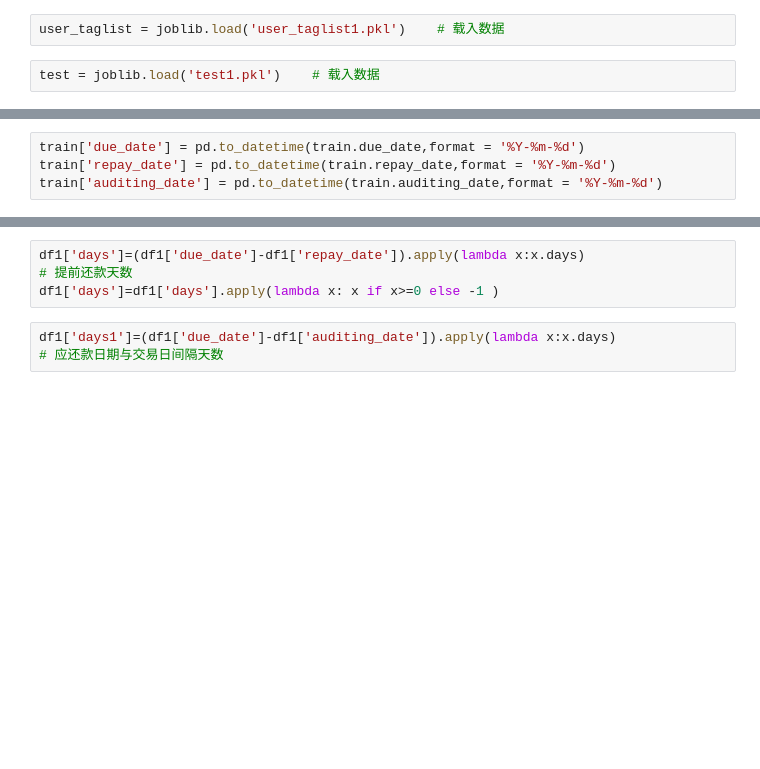
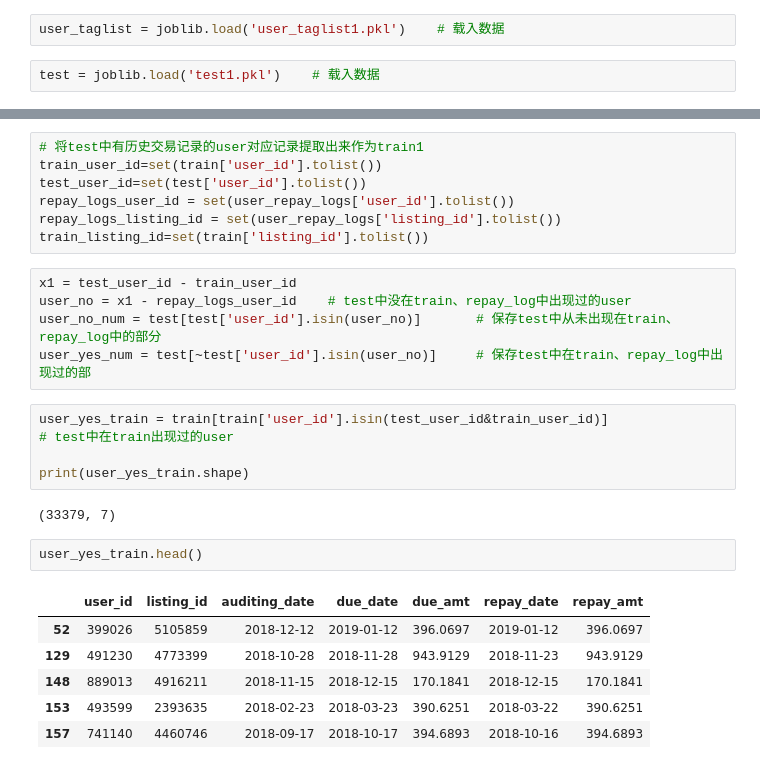
Before and after one commit to damaoguo/PaiPaiDai, a Jupyter notebook: preprocess/paipai.ipynb, the cells around one changed output, grey strips where cells are left out. Cells and saved outputs as stored; diff of their text form; blank space fills up the shorter version.

```diff
--- a/preprocess/paipai.ipynb
+++ b/preprocess/paipai.ipynb
@@ -72,4 +34,0 @@ train.head()
-# %%
-train['due_date'] = pd.to_datetime(train.due_date,format = '%Y-%m-%d')
-train['repay_date'] = pd.to_datetime(train.repay_date,format = '%Y-%m-%d')
-train['auditing_date'] = pd.to_datetime(train.auditing_date,format = '%Y-%m-%d')
@@ -104,7 +35,28 @@ df1['repay_amt'] = df1['repay_amt'].apply(
-# %%
-df1['days']=(df1['due_date']-df1['repay_date']).apply(lambda x:x.days)
-# 提前还款天数
-df1['days']=df1['days'].apply(lambda x: x if x>=0 else -1 )
-# %%
-df1['days1']=(df1['due_date']-df1['auditing_date']).apply(lambda x:x.days)
-# 应还款日期与交易日间隔天数
+# %%
+# 将test中有历史交易记录的user对应记录提取出来作为train1
+train_user_id=set(train['user_id'].tolist())
+test_user_id=set(test['user_id'].tolist())
+repay_logs_user_id = set(user_repay_logs['user_id'].tolist())
+repay_logs_listing_id = set(user_repay_logs['listing_id'].tolist())
+train_listing_id=set(train['listing_id'].tolist())
+# %%
+x1 = test_user_id - train_user_id
+user_no = x1 - repay_logs_user_id    # test中没在train、repay_log中出现过的user
+user_no_num = test[test['user_id'].isin(user_no)]       # 保存test中从未出现在train、repay_log中的部分
+user_yes_num = test[~test['user_id'].isin(user_no)]     # 保存test中在train、repay_log中出现过的部
+# %%
+user_yes_train = train[train['user_id'].isin(test_user_id&train_user_id)]
+# test中在train出现过的user
+
+print(user_yes_train.shape)
+# %% [output]
+(33379, 7)
+# %%
+user_yes_train.head()
+# %% [output]
+|  | user_id | listing_id | auditing_date | due_date | due_amt | repay_date | repay_amt |
+| 52 | 399026 | 5105859 | 2018-12-12 | 2019-01-12 | 396.0697 | 2019-01-12 | 396.0697 |
+| 129 | 491230 | 4773399 | 2018-10-28 | 2018-11-28 | 943.9129 | 2018-11-23 | 943.9129 |
+| 148 | 889013 | 4916211 | 2018-11-15 | 2018-12-15 | 170.1841 | 2018-12-15 | 170.1841 |
+| 153 | 493599 | 2393635 | 2018-02-23 | 2018-03-23 | 390.6251 | 2018-03-22 | 390.6251 |
+| 157 | 741140 | 4460746 | 2018-09-17 | 2018-10-17 | 394.6893 | 2018-10-16 | 394.6893 |
```
Also changed, not shown: parts of 98 cells of this notebook.
